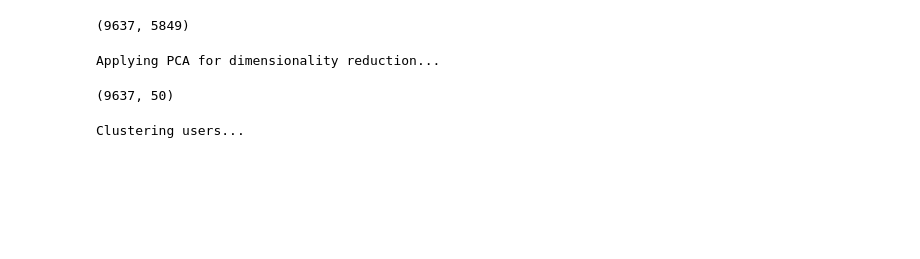
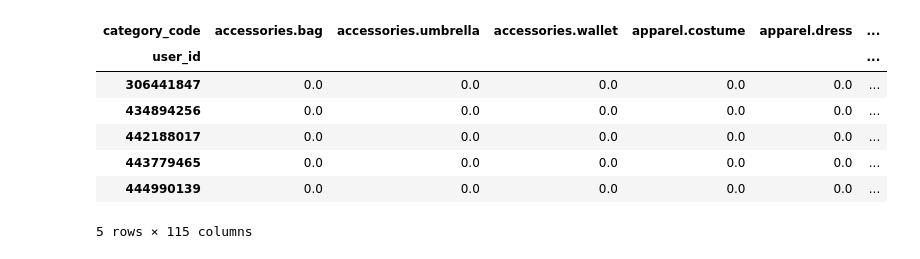
Before and after one commit to s-candido/amazing, a Jupyter notebook: ml_ia/item-based-clustering/Item_based_co_filtering.ipynb, the cells around one changed output. Drawn from its saved outputs; the diff is of its cells as text; code cells hidden in the pictures; blank space fills up the shorter version.

Commit message:
✨feat:add_collaboartive_filtering_step_01_similars_users_based_on_product

```diff
--- a/ml_ia/item-based-clustering/Item_based_co_filtering.ipynb
+++ b/ml_ia/item-based-clustering/Item_based_co_filtering.ipynb
@@ -28,0 +106,10 @@ Creating User-Item Matrix...
+# %%
+# Get event counts by event_type
+print("Event counts by type:")
+all_events = con.sql("""
+    SELECT
+    *
+    FROM all_events
+    LIMIT 20000
+""")
+all_events.show()
@@ -28,0 +134,3 @@ Creating User-Item Matrix...
+# %%
+all_events_df = pd.DataFrame(all_events.df())
+all_events_df.describe(include="all").T
@@ -28,0 +214,3 @@ Creating User-Item Matrix...
+# %%
+# Map event types to binary values (0 for view/cart, 1 for purchase)
+all_events_df["event_type"] = all_events_df["event_type"].map({"view": 0, "cart": 0, "purchase": 1})
@@ -28,0 +252,4 @@ Creating User-Item Matrix...
+# %%
+cf_dataset = all_events_df.copy().groupby(by=['user_id','category_code'], as_index=False).agg({"event_type":"mean"})
+
+cf_dataset.head()
@@ -29,36 +304,17 @@ Creating User-Item Matrix...
 # %%
-# Pivot the data to create a User-Item matrix
-user_item_matrix = user_item_df.pivot(index='user_id', columns='product_id', values='interactions').fillna(0)
+# pivot and create product-user matrix
+user_to_product_df = cf_dataset.pivot(
+    index='user_id',
+     columns='category_code',
+      values='event_type').fillna(0)
+
+user_to_product_df.head()
+# %% [output]
+| category_code | accessories.bag | accessories.umbrella | accessories.wallet | apparel.costume | apparel.dress | ... |
+| user_id |  |  |  |  |  | ... |
+| 306441847 | 0.0 | 0.0 | 0.0 | 0.0 | 0.0 | ... |
+| 434894256 | 0.0 | 0.0 | 0.0 | 0.0 | 0.0 | ... |
+| 442188017 | 0.0 | 0.0 | 0.0 | 0.0 | 0.0 | ... |
+| 443779465 | 0.0 | 0.0 | 0.0 | 0.0 | 0.0 | ... |
+| 444990139 | 0.0 | 0.0 | 0.0 | 0.0 | 0.0 | ... |
+5 rows × 115 columns
-# %%
-user_item_matrix.shape
-# %% [output]
-(9637, 5849)
-# %%
-# Step 2: Dimensionality Reduction (Optional)
-print("Applying PCA for dimensionality reduction...")
-pca = PCA(n_components=50)  # Reduce to 50 dimensions
-user_item_reduced = pca.fit_transform(user_item_matrix)
-# %% [output]
-Applying PCA for dimensionality reduction...
-# %%
-user_item_reduced.shape
-# %% [output]
-(9637, 50)
-# %%
-# Step 3: Clustering
-print("Clustering users...")
-ks = range(2, 11)
-silhouette_scores = []
-calinski_harabasz_scores = []
-davies_bouldin_scores = []
-
-for k in ks:
-    kmeans = KMeans(n_clusters=k, random_state=42)
-    clusters = kmeans.fit_predict(user_item_reduced)
-
-    # Compute metrics
-    silhouette_scores.append(silhouette_score(user_item_reduced, clusters))
-    calinski_harabasz_scores.append(calinski_harabasz_score(user_item_reduced, clusters))
-    davies_bouldin_scores.append(davies_bouldin_score(user_item_reduced, clusters))
-# %% [output]
-Clustering users...
```
Also changed, not shown: parts of 40 cells of this notebook, 3 other files.
